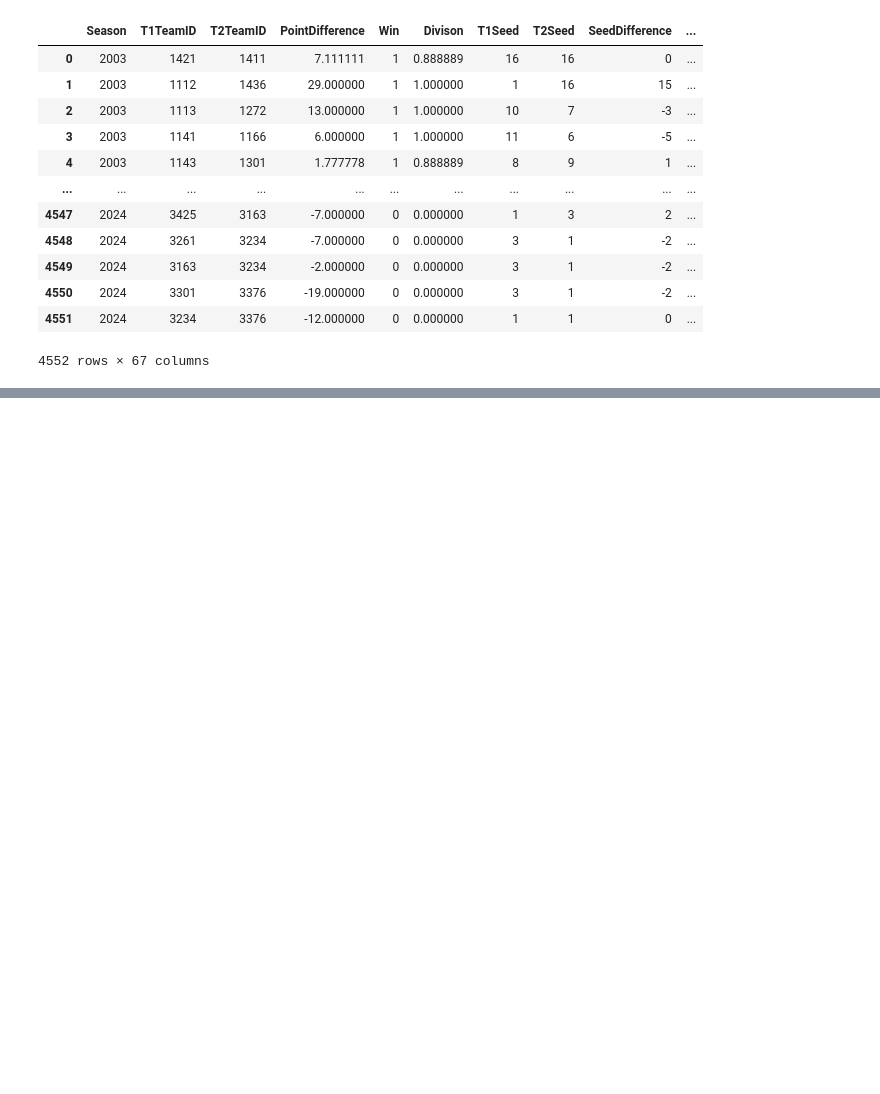
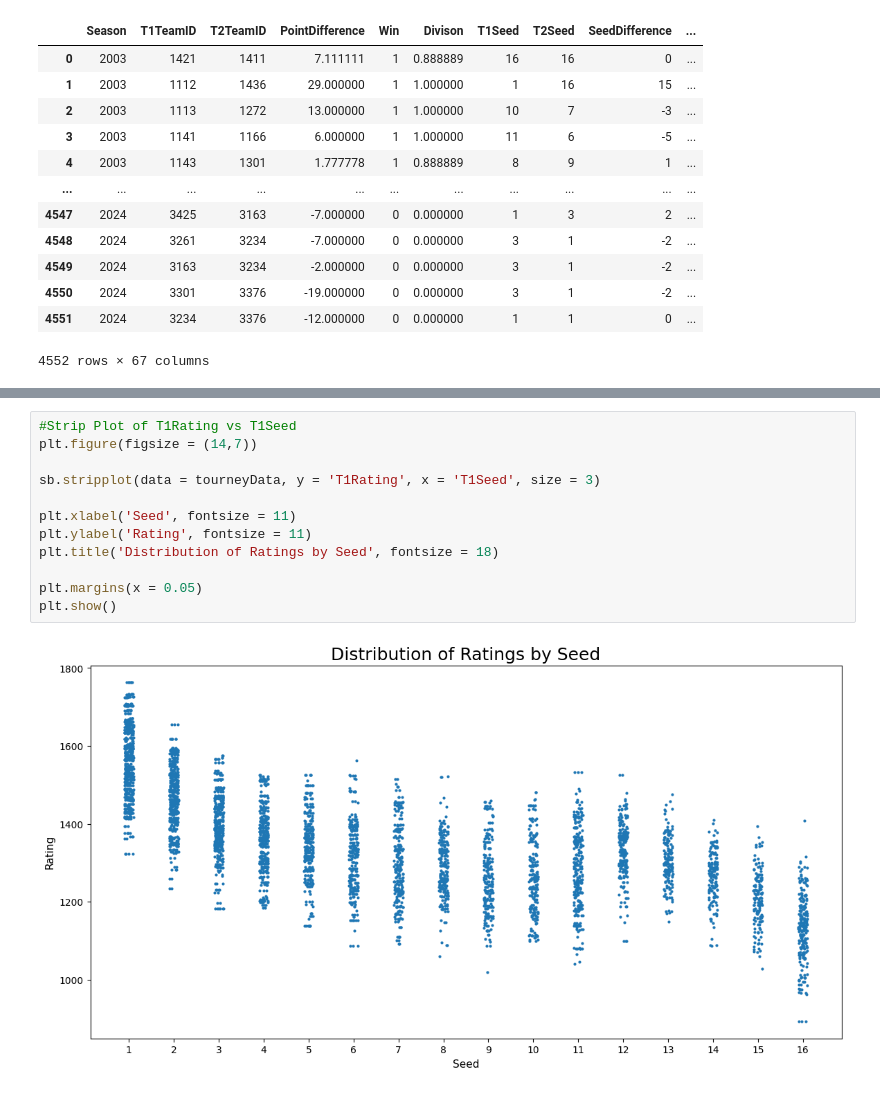
Before and after one commit to jamie07262/INFO-3608-PROJECT, a Jupyter notebook: New_Data_Processor.ipynb, the cells around one changed output, grey strips where cells are left out. Saved outputs shown, nothing was run; the diff lists cells and outputs as text; blank space fills up the shorter version.

```diff
--- a/New_Data_Processor.ipynb
+++ b/New_Data_Processor.ipynb
@@ -427,0 +526,14 @@ tourneyData
+# %%
+#Strip Plot of T1Rating vs T1Seed
+plt.figure(figsize = (14,7))
+
+sb.stripplot(data = tourneyData, y = 'T1Rating', x = 'T1Seed', size = 3)
+
+plt.xlabel('Seed', fontsize = 11)
+plt.ylabel('Rating', fontsize = 11)
+plt.title('Distribution of Ratings by Seed', fontsize = 18)
+
+plt.margins(x = 0.05)
+plt.show()
+# %% [output]
+[figure, added]
```
Also changed, not shown: parts of 8 cells of this notebook.
